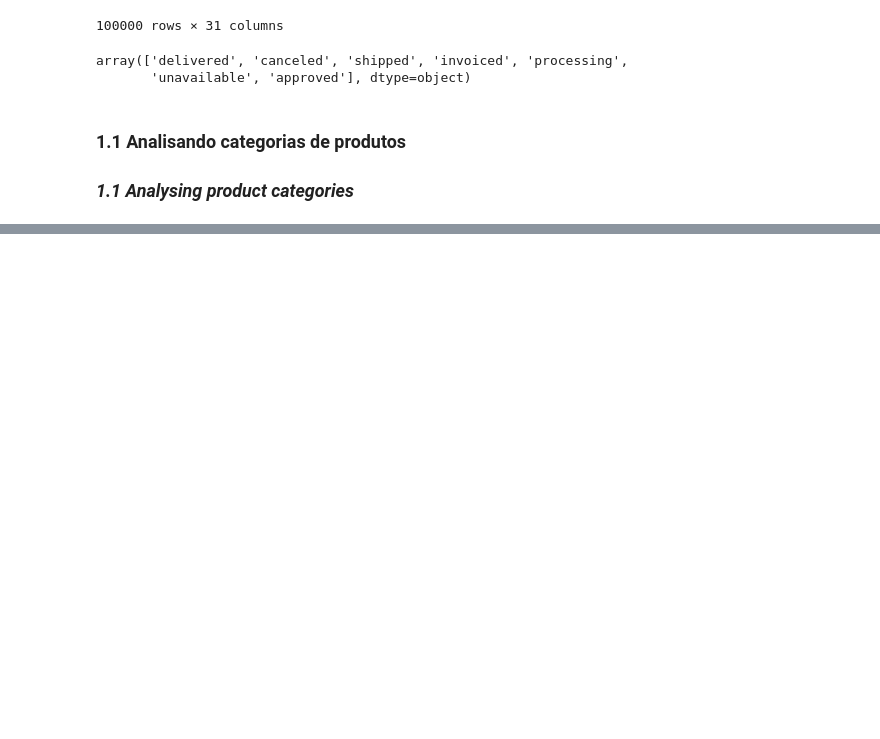
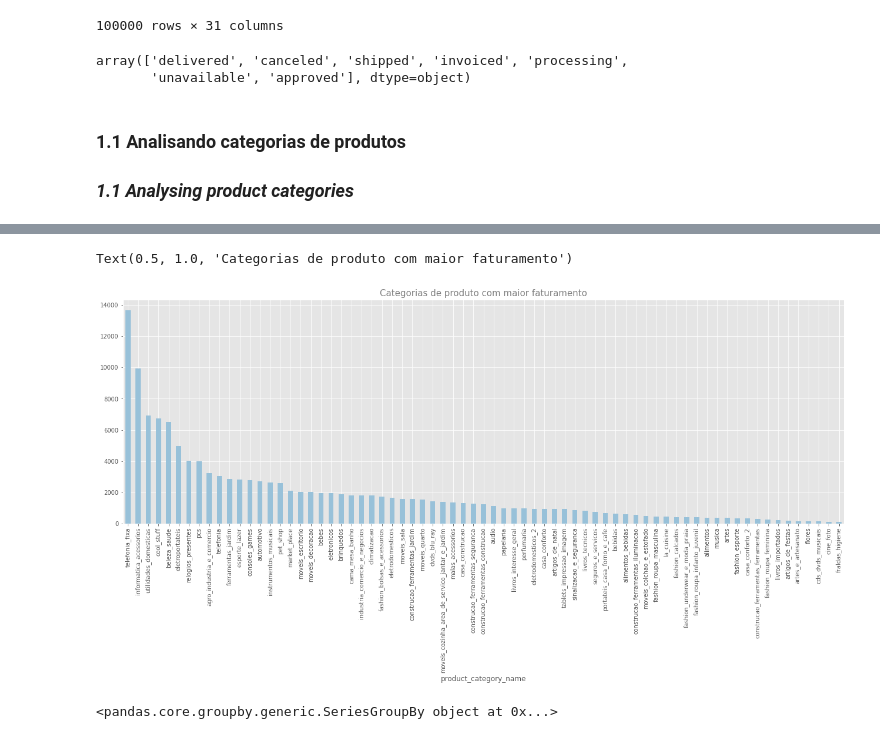
Before and after one commit to rimellegari/e-commerce, a Jupyter notebook: customer.ipynb, the cells around one changed output, grey strips where cells are left out. Saved outputs shown, nothing was run; the diff lists cells and outputs as text; code cells hidden in the pictures; blank space fills up the shorter version.

```diff
--- a/customer.ipynb
+++ b/customer.ipynb
@@ -253,0 +244,5 @@ df_olist['product_category_name'] = df_olist['product_category_name'].map(catego
+# %%
+#capitalize first character of each word
+df_olist['customer_city'] = df_olist['customer_city'].str.title()
+df_olist['customer_state'] = df_olist['customer_state'].str.upper()
+df_olist['customer_state'].value_counts().head(7)
@@ -253,0 +295,14 @@ df_olist['product_category_name'] = df_olist['product_category_name'].map(catego
+# %%
+
+df_olist.groupby('product_category_name')['order_total_value'].max().sort_values(ascending=False).plot(kind='bar', figsize = (22,7), color='#98c1d9')
+plt.title('Categorias de produto com maior faturamento', size=15, color='#7e7e7e')
+
+#sns.barplot(data=df_olist.groupby('product_category_name')['order_total_value'], x='product_category_name', y='order_total_value')
+# %% [output]
+Text(0.5, 1.0, 'Categorias de produto com maior faturamento')
+[figure, added]
+# %%
+teste= df_olist.groupby('product_category_name')['order_total_value']
+teste
+# %% [output]
+<pandas.core.groupby.generic.SeriesGroupBy object at 0x...>
```
Also changed, not shown: parts of 24 cells of this notebook.
